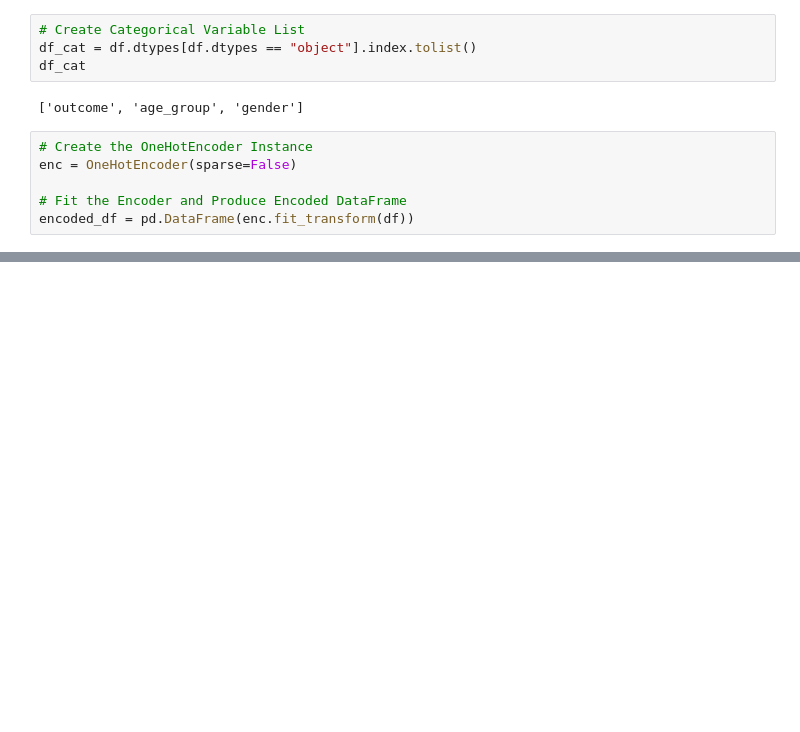
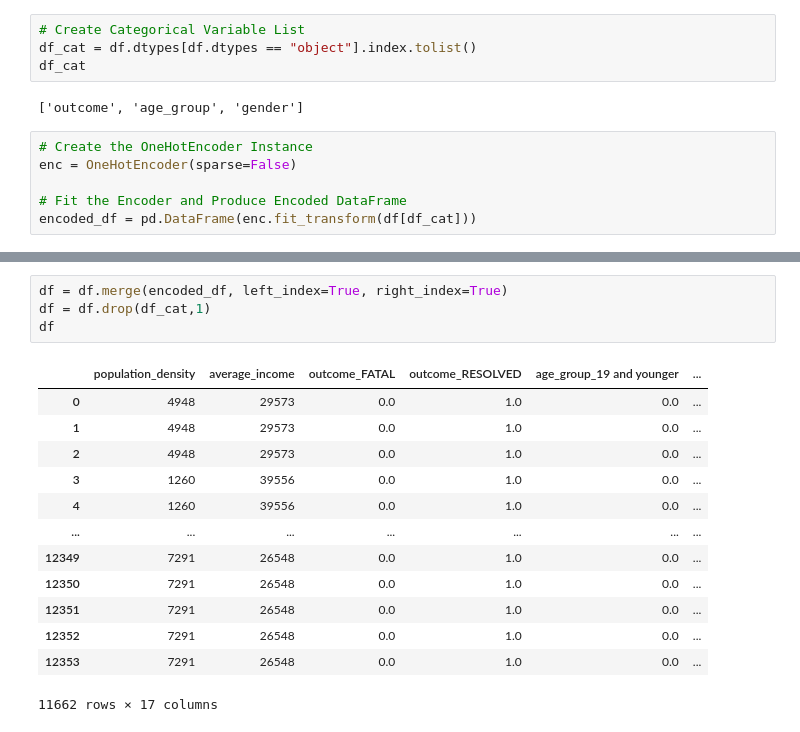
Before and after one commit to tenley8/Team-3, a Jupyter notebook: ML-Model_Toronto/Toronto.ipynb, the cells around one changed output, grey strips where cells are left out. Saved outputs shown, nothing was run; the diff lists cells and outputs as text; blank space fills up the shorter version.

```diff
--- a/ML-Model_Toronto/Toronto.ipynb
+++ b/ML-Model_Toronto/Toronto.ipynb
@@ -103,4 +111,4 @@ df_cat
 enc = OneHotEncoder(sparse=False)
 
 # Fit the Encoder and Produce Encoded DataFrame
-encoded_df = pd.DataFrame(enc.fit_transform(df))
+encoded_df = pd.DataFrame(enc.fit_transform(df[df_cat]))
@@ -122,0 +133,18 @@ encoded_df
+# %%
+df = df.merge(encoded_df, left_index=True, right_index=True)
+df = df.drop(df_cat,1)
+df
+# %% [output]
+|  | population_density | average_income | outcome_FATAL | outcome_RESOLVED | age_group_19 and younger | ... |
+| 0 | 4948 | 29573 | 0.0 | 1.0 | 0.0 | ... |
+| 1 | 4948 | 29573 | 0.0 | 1.0 | 0.0 | ... |
+| 2 | 4948 | 29573 | 0.0 | 1.0 | 0.0 | ... |
+| 3 | 1260 | 39556 | 0.0 | 1.0 | 0.0 | ... |
+| 4 | 1260 | 39556 | 0.0 | 1.0 | 0.0 | ... |
+| ... | ... | ... | ... | ... | ... | ... |
+| 12349 | 7291 | 26548 | 0.0 | 1.0 | 0.0 | ... |
+| 12350 | 7291 | 26548 | 0.0 | 1.0 | 0.0 | ... |
+| 12351 | 7291 | 26548 | 0.0 | 1.0 | 0.0 | ... |
+| 12352 | 7291 | 26548 | 0.0 | 1.0 | 0.0 | ... |
+| 12353 | 7291 | 26548 | 0.0 | 1.0 | 0.0 | ... |
+11662 rows × 17 columns
```
Also changed, not shown: parts of 12 cells of this notebook.
